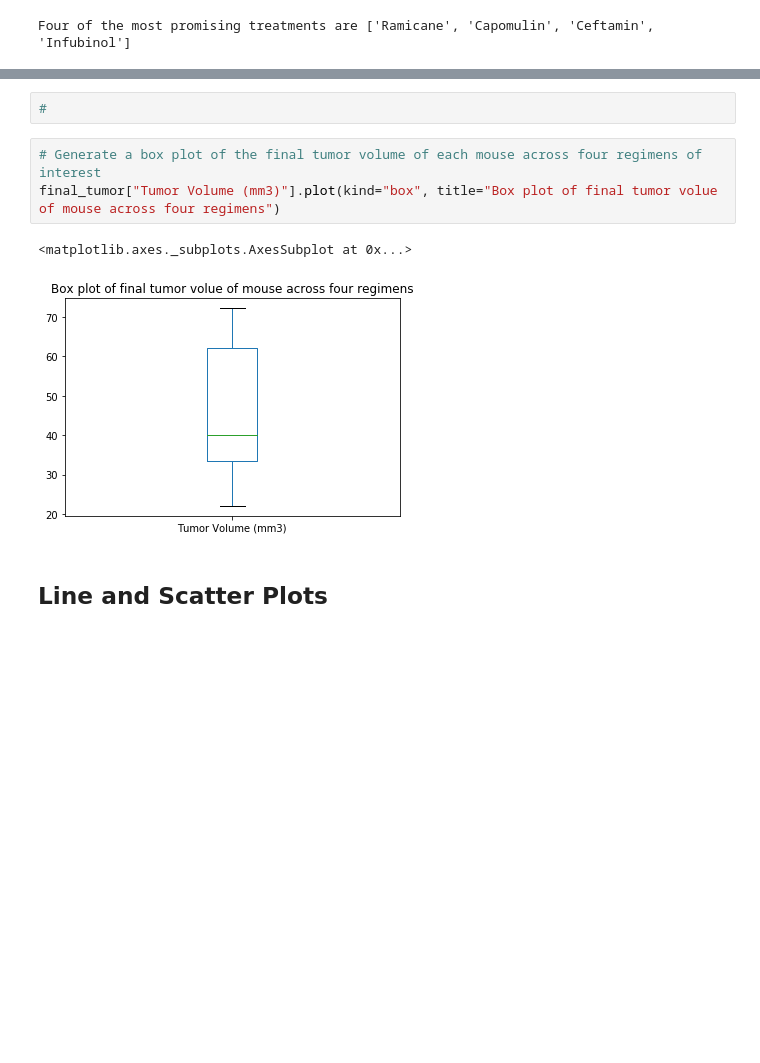
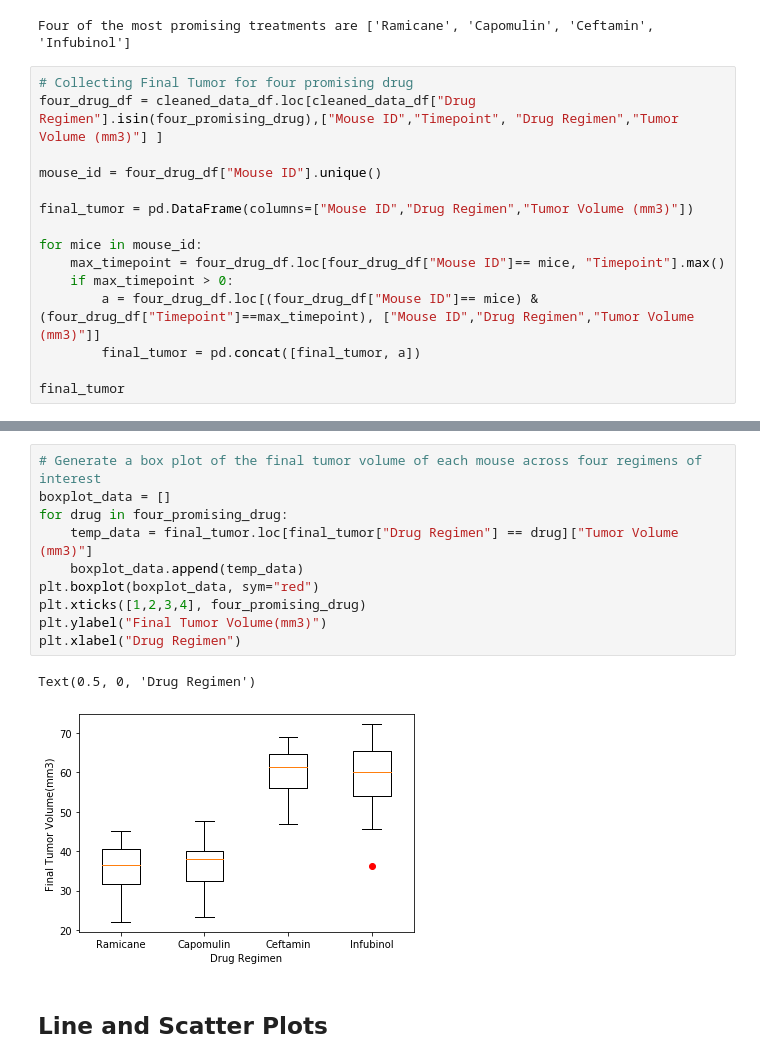
Before and after one commit to sjj1971/matplotlib_project, a Jupyter notebook: Pymaceuticals/pymaceuticals_starter.ipynb, the cells around one changed output, grey strips where cells are left out. Saved outputs shown, nothing was run; the diff lists cells and outputs as text; blank space fills up the shorter version.

```diff
--- a/Pymaceuticals/pymaceuticals_starter.ipynb
+++ b/Pymaceuticals/pymaceuticals_starter.ipynb
@@ -213,3 +213,18 @@ four_promising_drug = [x for x in time_point45_df.nsmallest(4, "Tumor Volume (mm
 print(f"Four of the most promising treatments are {four_promising_drug}")
 # %% [output]
 Four of the most promising treatments are ['Ramicane', 'Capomulin', 'Ceftamin', 'Infubinol']
+# %%
+# Collecting Final Tumor for four promising drug
+four_drug_df = cleaned_data_df.loc[cleaned_data_df["Drug Regimen"].isin(four_promising_drug),["Mouse ID","Timepoint", "Drug Regimen","Tumor Volume (mm3)"] ]
+
+mouse_id = four_drug_df["Mouse ID"].unique()
+
+final_tumor = pd.DataFrame(columns=["Mouse ID","Drug Regimen","Tumor Volume (mm3)"])
+
+for mice in mouse_id:
+    max_timepoint = four_drug_df.loc[four_drug_df["Mouse ID"]== mice, "Timepoint"].max()
+    if max_timepoint > 0:
+        a = four_drug_df.loc[(four_drug_df["Mouse ID"]== mice) & (four_drug_df["Timepoint"]==max_timepoint), ["Mouse ID","Drug Regimen","Tumor Volume (mm3)"]]
+        final_tumor = pd.concat([final_tumor, a])
+
+final_tumor
@@ -252,11 +302,16 @@ Therefore, there is 0 number of outlier
-# %%
-#
 # %%
 # Generate a box plot of the final tumor volume of each mouse across four regimens of interest
-final_tumor["Tumor Volume (mm3)"].plot(kind="box", title="Box plot of final tumor volue of mouse across four regimens")
+boxplot_data = []
+for drug in four_promising_drug:
+    temp_data = final_tumor.loc[final_tumor["Drug Regimen"] == drug]["Tumor Volume (mm3)"]
+    boxplot_data.append(temp_data)
+plt.boxplot(boxplot_data, sym="red")
+plt.xticks([1,2,3,4], four_promising_drug)
+plt.ylabel("Final Tumor Volume(mm3)")
+plt.xlabel("Drug Regimen")
 # %% [output]
-<matplotlib.axes._subplots.AxesSubplot at 0x...>
+Text(0.5, 0, 'Drug Regimen')
-[figure, old version]
+[figure, new version]
 # %% [markdown]
 ## Line and Scatter Plots
 # %%
```
Also changed, not shown: parts of 4 cells of this notebook.
